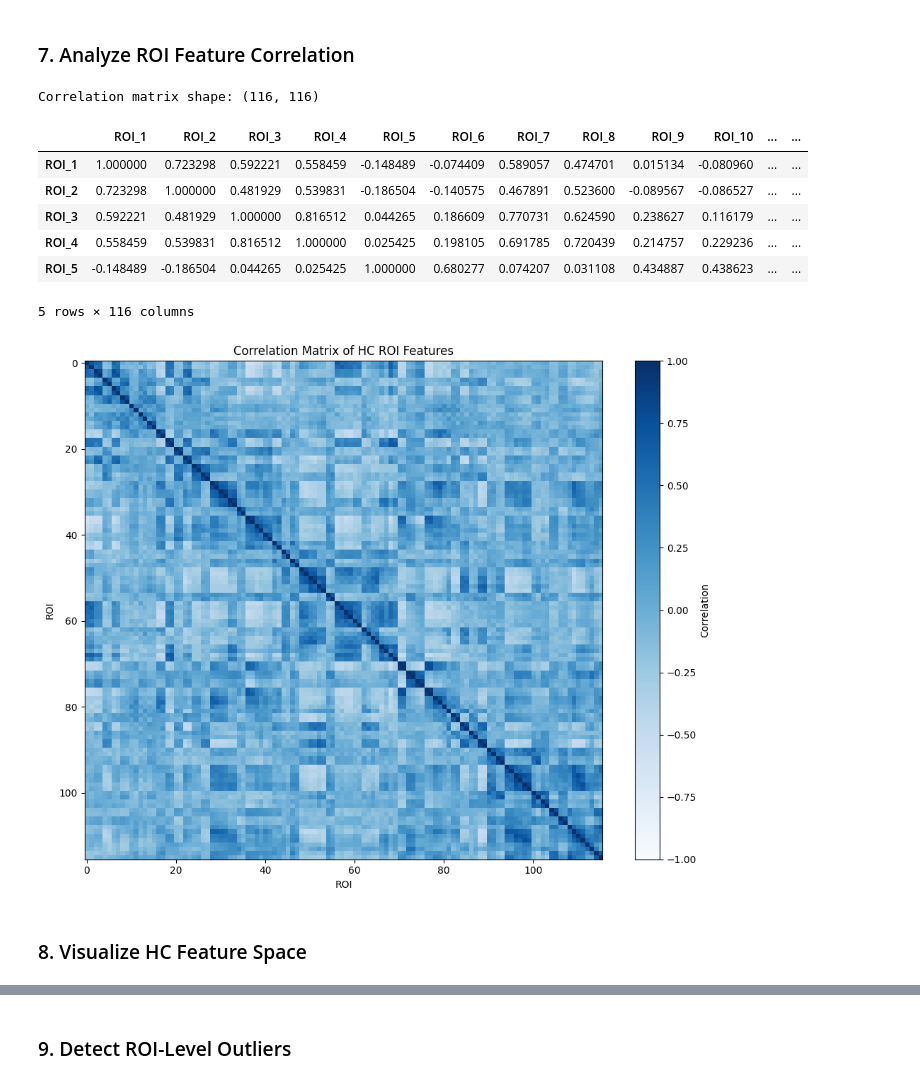
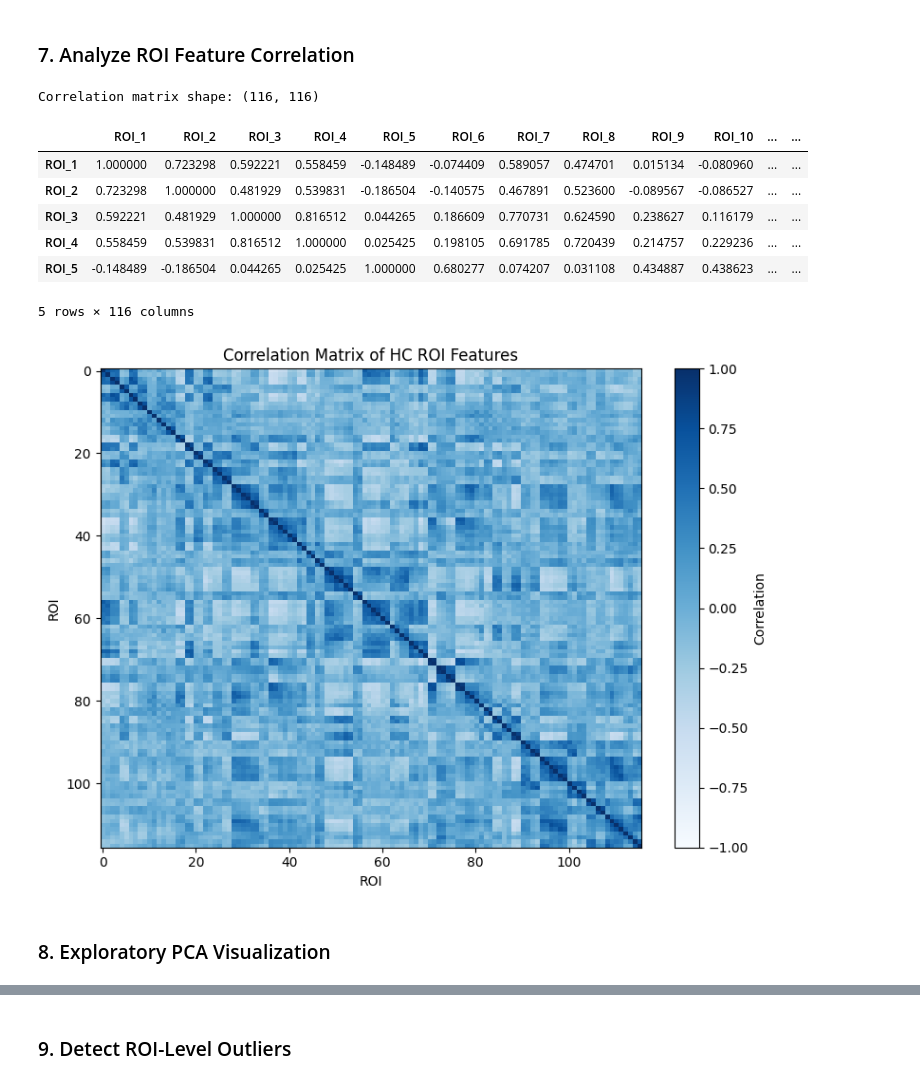
Before and after one commit to AnyUnimib/Medical_Imaging_Project, a Jupyter notebook: ADNI.ipynb, the cells around one changed output, grey strips where cells are left out. Drawn from its saved outputs; the diff is of its cells as text; code cells hidden in the pictures.

```diff
--- a/ADNI.ipynb
+++ b/ADNI.ipynb
@@ -818,31 +822,31 @@ Number of low-variability ROIs: 11
 # %%
 # Calculate correlation matrix between ROI features
 roi_correlation = pd.DataFrame(roi_features, columns=[f"ROI_{i}" for i in roi_labels]).corr()
 
 print("Correlation matrix shape:", roi_correlation.shape)
 
 # Display correlation matrix
 display(roi_correlation.head())
 
-plt.figure(figsize=(10, 8))
+plt.figure(figsize=(8, 6))
 plt.imshow(roi_correlation, cmap="Blues", aspect="auto", vmin=-1, vmax=1)
 plt.colorbar(label="Correlation")
 plt.xlabel("ROI")
 plt.ylabel("ROI")
 plt.title("Correlation Matrix of HC ROI Features")
 plt.tight_layout()
 plt.show()
 # %% [output]
 Correlation matrix shape: (116, 116)
 |  | ROI_1 | ROI_2 | ROI_3 | ROI_4 | ROI_5 | ROI_6 | ROI_7 | ROI_8 | ROI_9 | ROI_10 | ... | ... |
 | ROI_1 | 1.000000 | 0.723298 | 0.592221 | 0.558459 | -0.148489 | -0.074409 | 0.589057 | 0.474701 | 0.015134 | -0.080960 | ... | ... |
 | ROI_2 | 0.723298 | 1.000000 | 0.481929 | 0.539831 | -0.186504 | -0.140575 | 0.467891 | 0.523600 | -0.089567 | -0.086527 | ... | ... |
 | ROI_3 | 0.592221 | 0.481929 | 1.000000 | 0.816512 | 0.044265 | 0.186609 | 0.770731 | 0.624590 | 0.238627 | 0.116179 | ... | ... |
 | ROI_4 | 0.558459 | 0.539831 | 0.816512 | 1.000000 | 0.025425 | 0.198105 | 0.691785 | 0.720439 | 0.214757 | 0.229236 | ... | ... |
 | ROI_5 | -0.148489 | -0.186504 | 0.044265 | 0.025425 | 1.000000 | 0.680277 | 0.074207 | 0.031108 | 0.434887 | 0.438623 | ... | ... |
 5 rows × 116 columns
-[figure, old version]
+[figure, new version]
 # %% [markdown]
-### 8. Visualize HC Feature Space
+### 8. Exploratory PCA Visualization
 # %%
 # Apply PCA to the standardized ROI features
```
Also changed, not shown: parts of 22 cells of this notebook.
